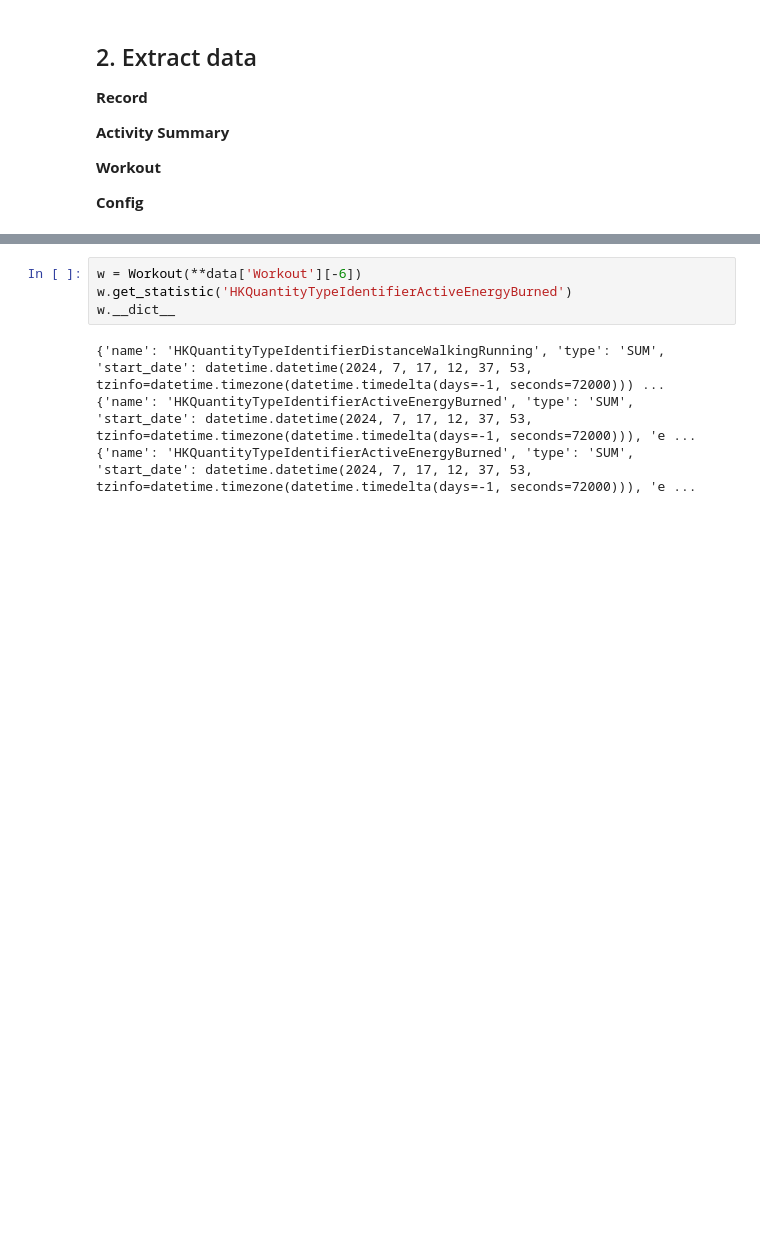
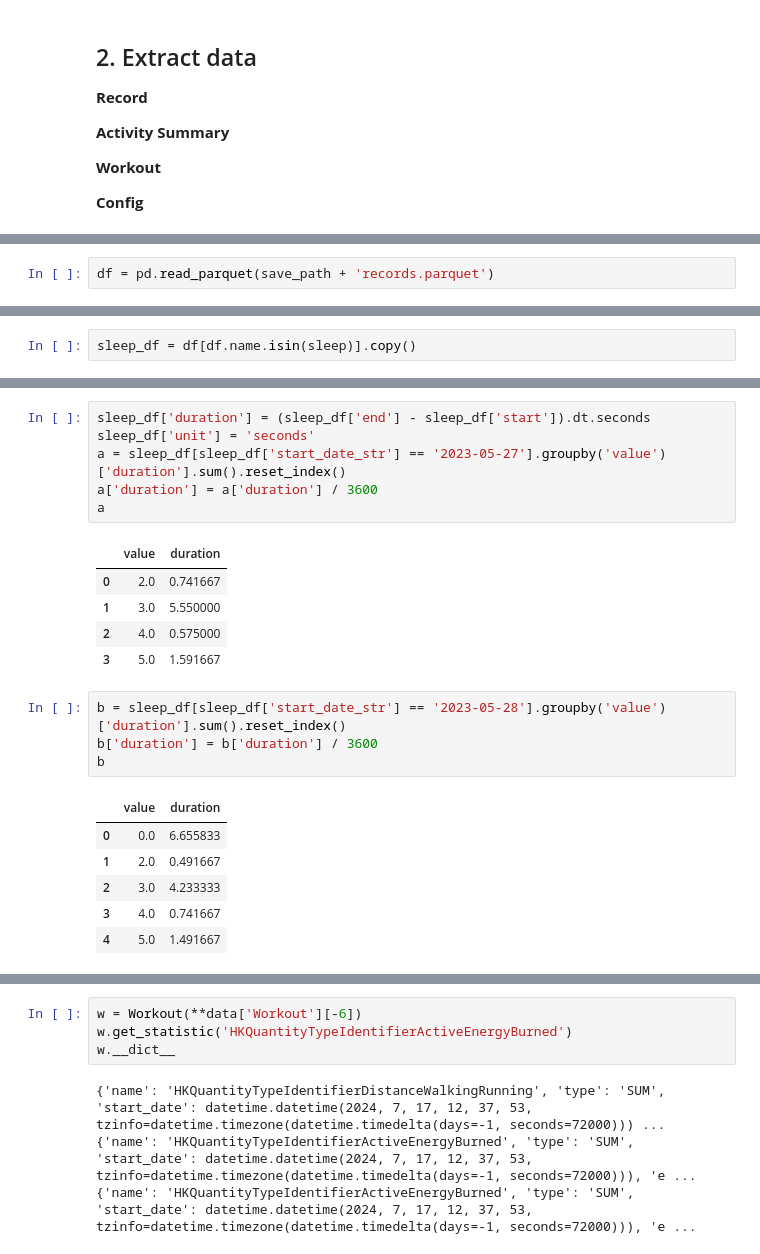
Before and after one commit to theedgepredictor/research, a Jupyter notebook: research_spikes/workout/apple-health-poc.ipynb, the cells around one changed output, grey strips where cells are left out. Cells and saved outputs as stored; diff of their text form; blank space fills up the shorter version.

```diff
--- a/research_spikes/workout/apple-health-poc.ipynb
+++ b/research_spikes/workout/apple-health-poc.ipynb
@@ -473,0 +496,2 @@ a
+# %%
+df = pd.read_parquet(save_path + 'records.parquet')
@@ -473,0 +580,2 @@ a
+# %%
+sleep_df = df[df.name.isin(sleep)].copy()
@@ -473,0 +594,23 @@ a
+# %%
+sleep_df['duration'] = (sleep_df['end'] - sleep_df['start']).dt.seconds
+sleep_df['unit'] = 'seconds'
+a = sleep_df[sleep_df['start_date_str'] == '2023-05-27'].groupby('value')['duration'].sum().reset_index()
+a['duration'] = a['duration'] / 3600
+a
+# %% [output]
+|  | value | duration |
+| 0 | 2.0 | 0.741667 |
+| 1 | 3.0 | 5.550000 |
+| 2 | 4.0 | 0.575000 |
+| 3 | 5.0 | 1.591667 |
+# %%
+b = sleep_df[sleep_df['start_date_str'] == '2023-05-28'].groupby('value')['duration'].sum().reset_index()
+b['duration'] = b['duration'] / 3600
+b
+# %% [output]
+|  | value | duration |
+| 0 | 0.0 | 6.655833 |
+| 1 | 2.0 | 0.491667 |
+| 2 | 3.0 | 4.233333 |
+| 3 | 4.0 | 0.741667 |
+| 4 | 5.0 | 1.491667 |
```
Also changed, not shown: parts of 10 cells of this notebook, 1 other file.
